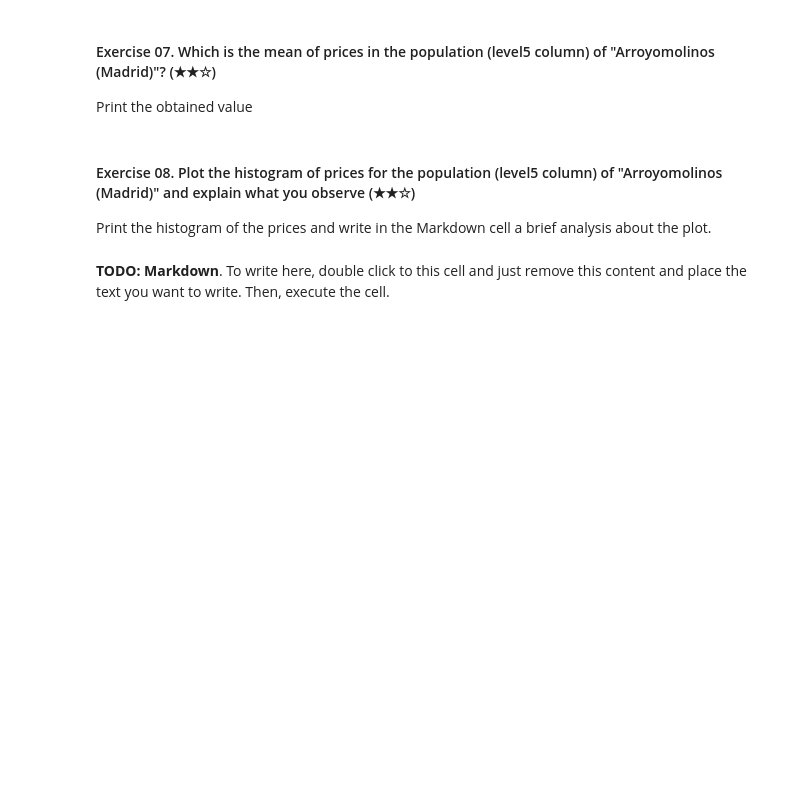
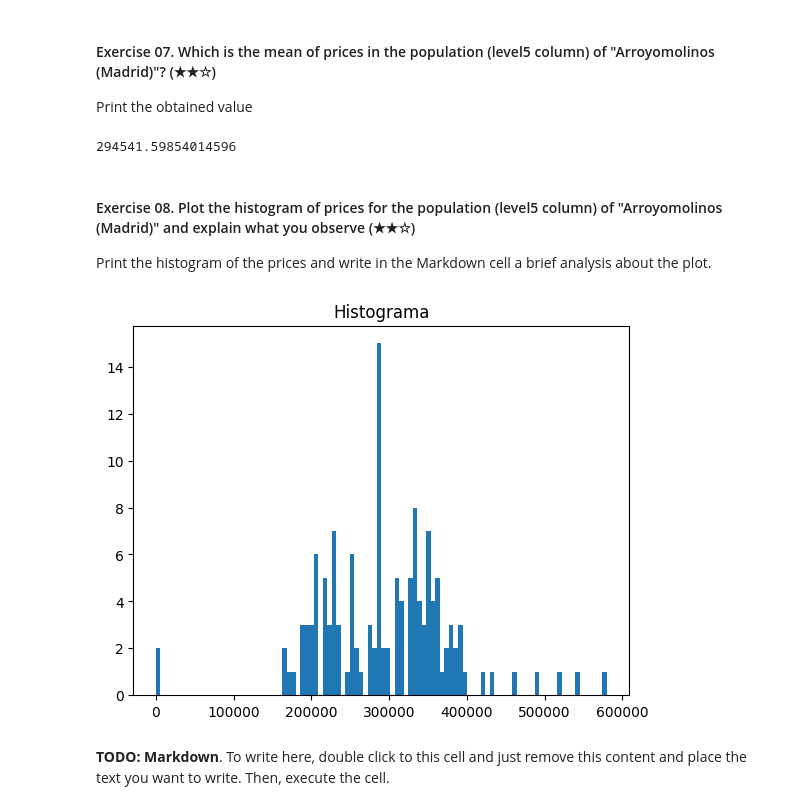
Before and after one commit to Jtoledo88/realestate-datacleanup-exercise, a Jupyter notebook: project.ipynb, the cells around one changed output. Drawn from its saved outputs; the diff is of its cells as text; code cells hidden in the pictures; blank space fills up the shorter version.

```diff
--- a/project.ipynb
+++ b/project.ipynb
@@ -168,12 +195,29 @@ Print a comparison between the dimensions of the original DataFrame versus the D
 Print the obtained value
 # %%
 # TODO
+city = 'Arroyomolinos (Madrid)'
+data = ds[ds['level5'] == city]
+mean = data.price.mean()
+print(mean)
+# %% [output]
+294541.59854014596
 # %% [markdown]
 #### Exercise 08. Plot the histogram of prices for the population (level5 column) of "Arroyomolinos (Madrid)" and explain what you observe (★★☆)
 
 Print the histogram of the prices and write in the Markdown cell a brief analysis about the plot.
 # %%
 # TODO: Code
+
+import matplotlib.pyplot as plt
+
+
+
+plt.hist(data.price, bins = 100)
+
+plt.title("Histograma")
+plt.show()
+# %% [output]
+[figure, added]
 # %% [markdown]
 **TODO: Markdown**. To write here, double click to this cell and just remove this content and place the text you want to write. Then, execute the cell.
 # %% [markdown]
```
Also changed, not shown: parts of 7 cells of this notebook.
